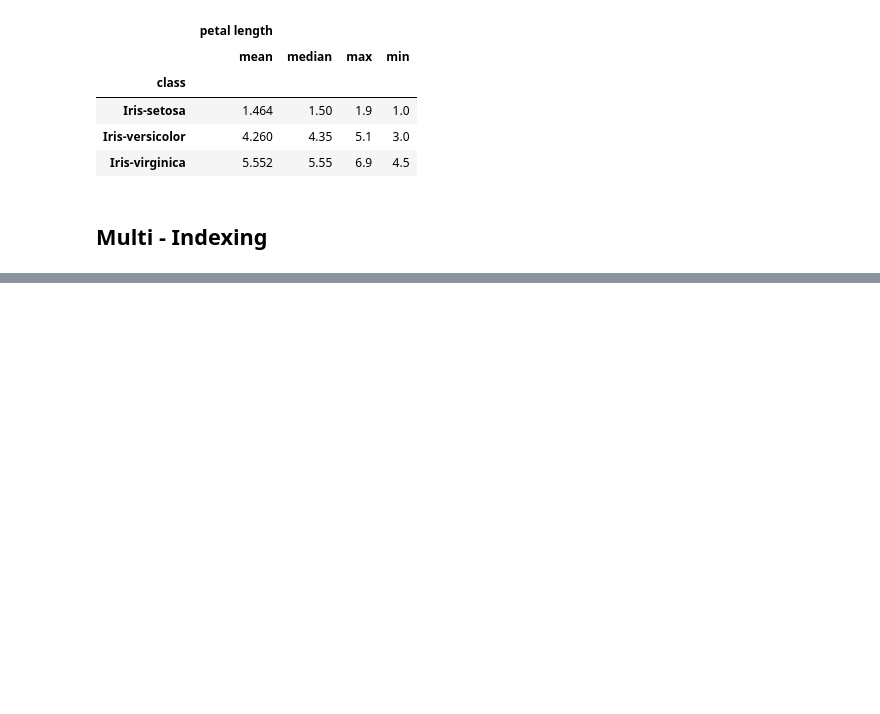
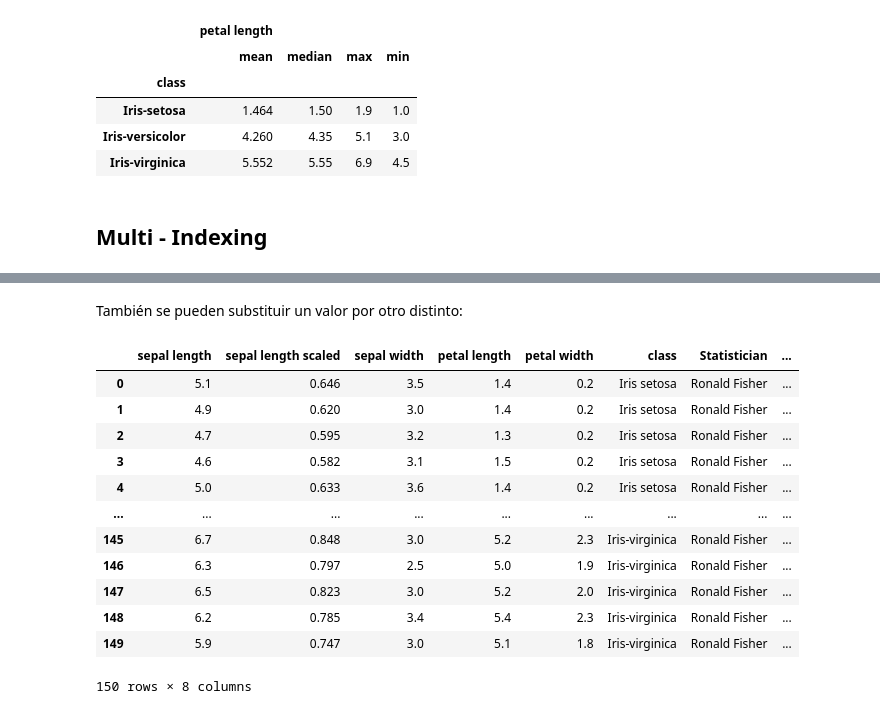
Before and after one commit to angelbujalance/Formacion-Pandas, a Jupyter notebook: formacion_pandas_acc-song.ipynb, the cells around one changed output, grey strips where cells are left out. Drawn from its saved outputs; the diff is of its cells as text; code cells hidden in the pictures; blank space fills up the shorter version.

```diff
--- a/formacion_pandas_acc-song.ipynb
+++ b/formacion_pandas_acc-song.ipynb
@@ -635,0 +804,4 @@ df.groupby(['airline', ''])
+# %%
+iris['sepal_length_int'] = iris['sepal length'].astype('int64')
+
+iris.head(3)
@@ -635,0 +915,18 @@ df.groupby(['airline', ''])
+# %% [markdown]
+También se pueden substituir un valor por otro distinto:
+# %%
+iris.replace('Iris-setosa', 'Iris setosa')
+# %% [output]
+|  | sepal length | sepal length scaled | sepal width | petal length | petal width | class | Statistician | ... |
+| 0 | 5.1 | 0.646 | 3.5 | 1.4 | 0.2 | Iris setosa | Ronald Fisher | ... |
+| 1 | 4.9 | 0.620 | 3.0 | 1.4 | 0.2 | Iris setosa | Ronald Fisher | ... |
+| 2 | 4.7 | 0.595 | 3.2 | 1.3 | 0.2 | Iris setosa | Ronald Fisher | ... |
+| 3 | 4.6 | 0.582 | 3.1 | 1.5 | 0.2 | Iris setosa | Ronald Fisher | ... |
+| 4 | 5.0 | 0.633 | 3.6 | 1.4 | 0.2 | Iris setosa | Ronald Fisher | ... |
+| ... | ... | ... | ... | ... | ... | ... | ... | ... |
+| 145 | 6.7 | 0.848 | 3.0 | 5.2 | 2.3 | Iris-virginica | Ronald Fisher | ... |
+| 146 | 6.3 | 0.797 | 2.5 | 5.0 | 1.9 | Iris-virginica | Ronald Fisher | ... |
+| 147 | 6.5 | 0.823 | 3.0 | 5.2 | 2.0 | Iris-virginica | Ronald Fisher | ... |
+| 148 | 6.2 | 0.785 | 3.4 | 5.4 | 2.3 | Iris-virginica | Ronald Fisher | ... |
+| 149 | 5.9 | 0.747 | 3.0 | 5.1 | 1.8 | Iris-virginica | Ronald Fisher | ... |
+150 rows × 8 columns
```
Also changed, not shown: parts of 36 cells of this notebook.
